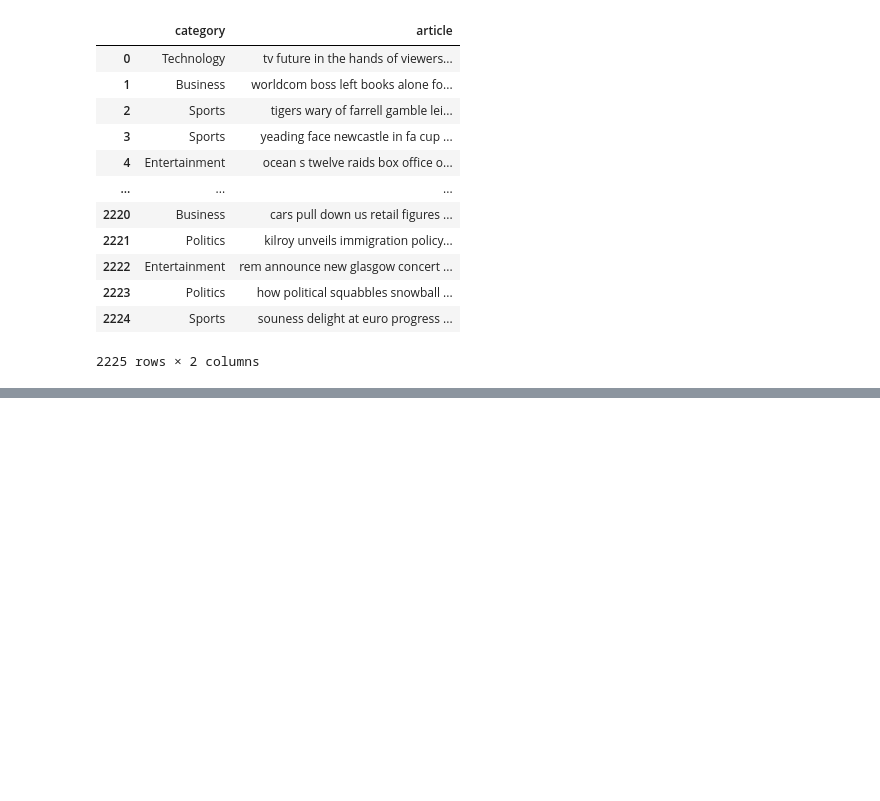
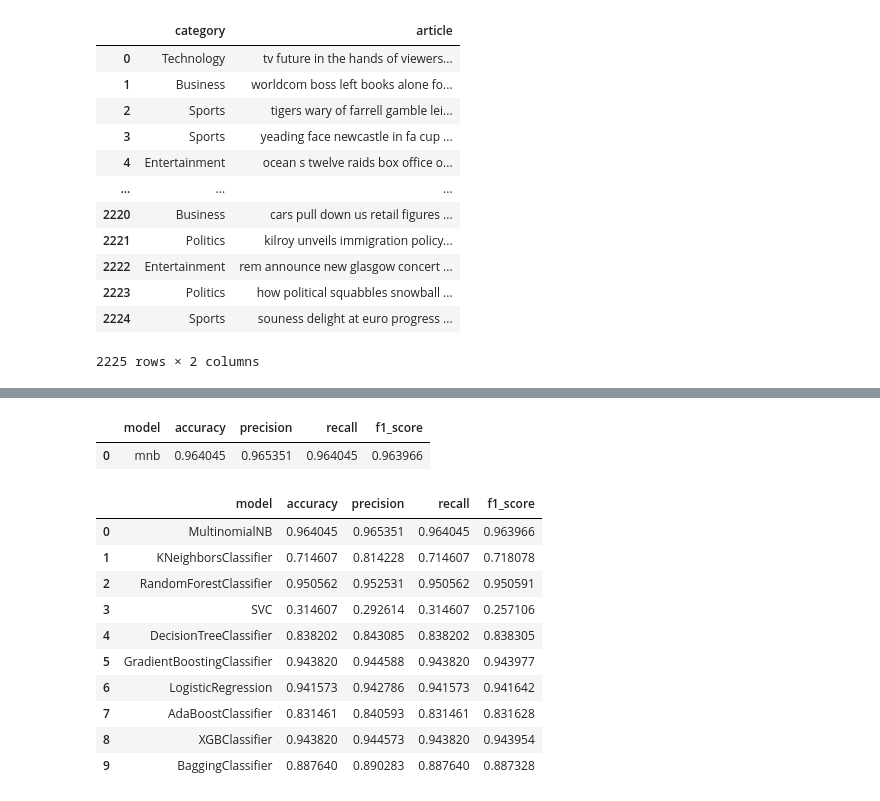
Before and after one commit to mahikshith/Flipit_news_nlp_classification, a Jupyter notebook: flipit_news_nlp_classificatio.ipynb, the cells around one changed output, grey strips where cells are left out. Cells and saved outputs as stored; diff of their text form; code cells hidden in the pictures; blank space fills up the shorter version.

Commit message:
Finished building the classifier models
Different base classifier models have been trained on the embedding and scores have been comapred.

```diff
--- a/flipit_news_nlp_classificatio.ipynb
+++ b/flipit_news_nlp_classificatio.ipynb
@@ -161,0 +246,9 @@ Name: artice, Length: 2225, dtype: object
+# %%
+# appending the score of mnb model to scores data frame
+scores.append({"model": "mnb", "accuracy": accuracy_score(y_test_cv, y_pred_cv),
+                        "precision": precision_score(y_test_cv, y_pred_cv, average='weighted'),
+                        "recall": recall_score(y_test_cv, y_pred_cv, average='weighted'),
+                        "f1_score": f1_score(y_test_cv, y_pred_cv, average='weighted')}, ignore_index=True)
+# %% [output]
+|  | model | accuracy | precision | recall | f1_score |
+| 0 | mnb | 0.964045 | 0.965351 | 0.964045 | 0.963966 |
@@ -161,0 +279,47 @@ Name: artice, Length: 2225, dtype: object
+# %%
+models = {
+    "mnb": mnb,
+    "knn": knn,
+    "rf": rf,
+    "svc": svc,
+    "dtc": dtc,
+    "gbc": gbc,
+    "lr": lr,
+    "ada": ada,
+    "xgb": xgb,
+    "bag": bag
+}
+# %%
+# functionalize the model training according to model dictonary
+def model_training(model,scores):
+    model.fit(x_train_cv, y_train_cv)
+
+    y_pred = model.predict(x_test_cv)
+
+    # append the score to scores data frame
+    scores.loc[len(scores)] =   ({"model": model.__class__.__name__, "accuracy": accuracy_score(y_test_cv, y_pred),
+                            "precision": precision_score(y_test_cv, y_pred, average='weighted'),
+                            "recall": recall_score(y_test_cv, y_pred, average='weighted'),
+                            "f1_score": f1_score(y_test_cv, y_pred, average='weighted')})
+
+    return scores
+# %%
+# looping over all the models and calling the model_training function
+scores = pd.DataFrame(columns=["model", "accuracy", "precision", "recall", "f1_score"])
+
+for model in models.values():
+    scores = model_training(model, scores)
+# %%
+scores
+# %% [output]
+|  | model | accuracy | precision | recall | f1_score |
+| 0 | MultinomialNB | 0.964045 | 0.965351 | 0.964045 | 0.963966 |
+| 1 | KNeighborsClassifier | 0.714607 | 0.814228 | 0.714607 | 0.718078 |
+| 2 | RandomForestClassifier | 0.950562 | 0.952531 | 0.950562 | 0.950591 |
+| 3 | SVC | 0.314607 | 0.292614 | 0.314607 | 0.257106 |
+| 4 | DecisionTreeClassifier | 0.838202 | 0.843085 | 0.838202 | 0.838305 |
+| 5 | GradientBoostingClassifier | 0.943820 | 0.944588 | 0.943820 | 0.943977 |
+| 6 | LogisticRegression | 0.941573 | 0.942786 | 0.941573 | 0.941642 |
+| 7 | AdaBoostClassifier | 0.831461 | 0.840593 | 0.831461 | 0.831628 |
+| 8 | XGBClassifier | 0.943820 | 0.944573 | 0.943820 | 0.943954 |
+| 9 | BaggingClassifier | 0.887640 | 0.890283 | 0.887640 | 0.887328 |
```
Also changed, not shown: parts of 21 cells of this notebook.
